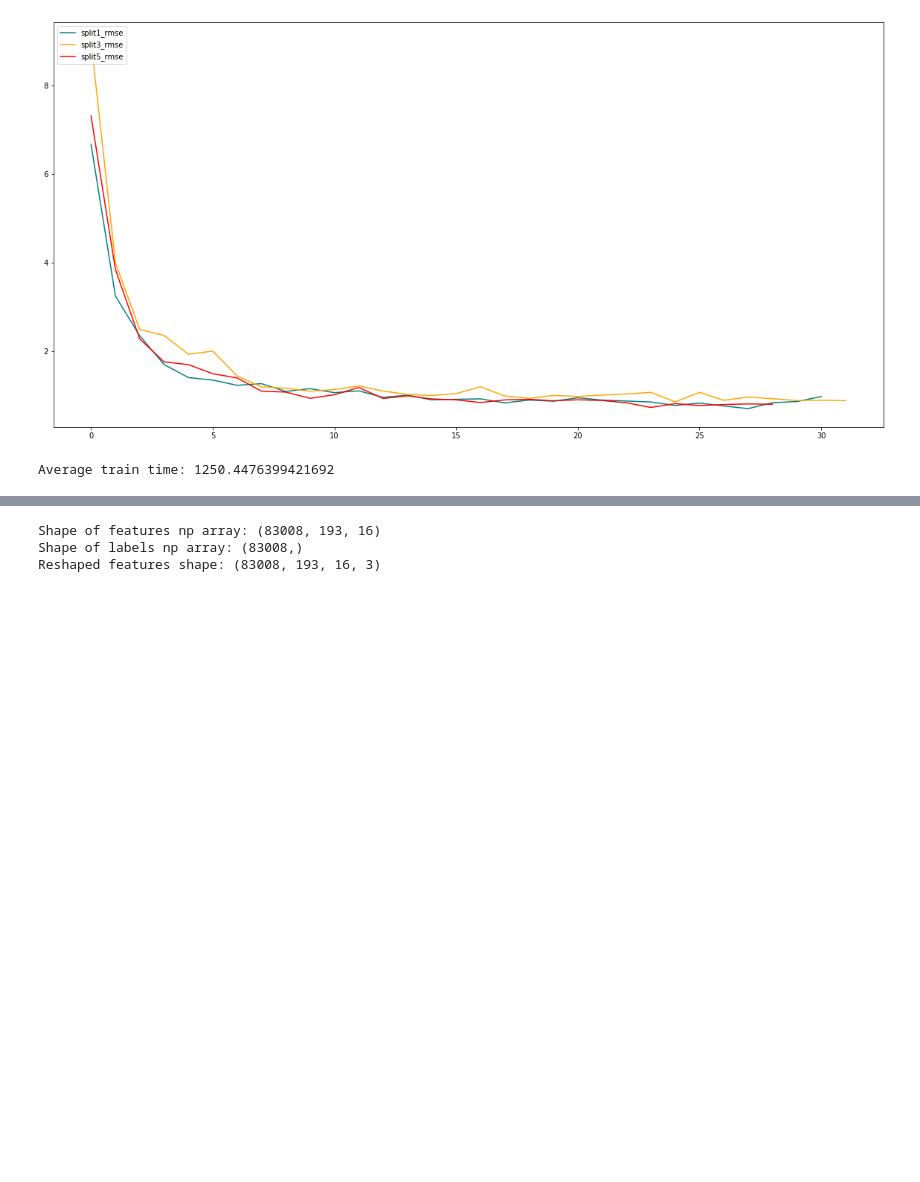
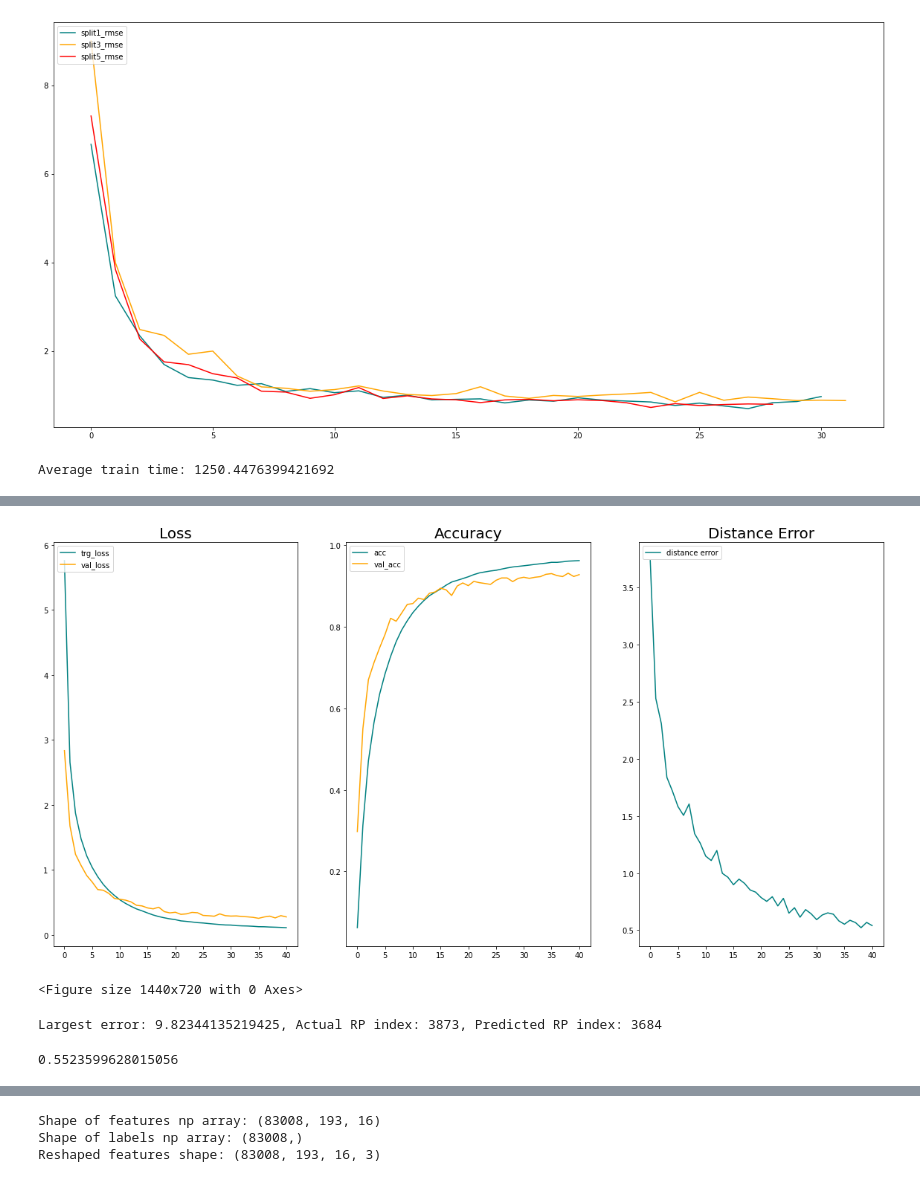
Before and after one commit to jinyangp/dso_localisation, a Jupyter notebook: xception/model_xception.ipynb, the cells around one changed output, grey strips where cells are left out. Cells and saved outputs as stored; diff of their text form; code cells hidden in the pictures; blank space fills up the shorter version.

Commit message:
edited mdoel training

```diff
--- a/xception/model_xception.ipynb
+++ b/xception/model_xception.ipynb
@@ -436,0 +831,4 @@ Average train time: 1250.4476399421692
+# %%
+# Train model
+xception_model = Xception()
+trg_results = xception_model.train_model()
@@ -436,0 +853,39 @@ Average train time: 1250.4476399421692
+# %%
+loss = trg_results.history['loss']
+acc = trg_results.history['accuracy']
+val_loss = trg_results.history['val_loss']
+val_acc = trg_results.history['val_accuracy']
+rmse = trg_results.history['rmse']
+epochs = [i for i in range(len(rmse))]
+# %%
+plt.rcParams['figure.figsize'] = [20, 10]
+fig, axs = plt.subplots(1,3)
+
+axs[0].plot(epochs, loss, color='teal', label='trg_loss')
+axs[0].plot(epochs, val_loss, color='orange', label='val_loss')
+axs[0].legend(loc='upper left')
+axs[0].set_title('Loss', fontsize=20)
+
+axs[1].plot(epochs, acc, color='teal', label='acc')
+axs[1].plot(epochs, val_acc, color='orange', label='val_acc')
+axs[1].legend(loc='upper left')
+axs[1].set_title('Accuracy', fontsize=20)
+
+axs[2].plot(epochs, rmse, color='teal', label='distance error')
+axs[2].legend(loc='upper left')
+axs[2].set_title('Distance Error', fontsize=20)
+
+plt.show()
+# %% [output]
+[figure, added]
+<Figure size 1440x720 with 0 Axes>
+# %%
+# Test model
+# xception_model = Xception()
+rmse, dist_errors, cdf_vals = xception_model.test_model("xception_model.h5")
+# %% [output]
+Largest error: 9.82344135219425, Actual RP index: 3873, Predicted RP index: 3684
+# %%
+print(rmse)
+# %% [output]
+0.5523599628015056
```
Also changed, not shown: parts of 21 cells of this notebook.
